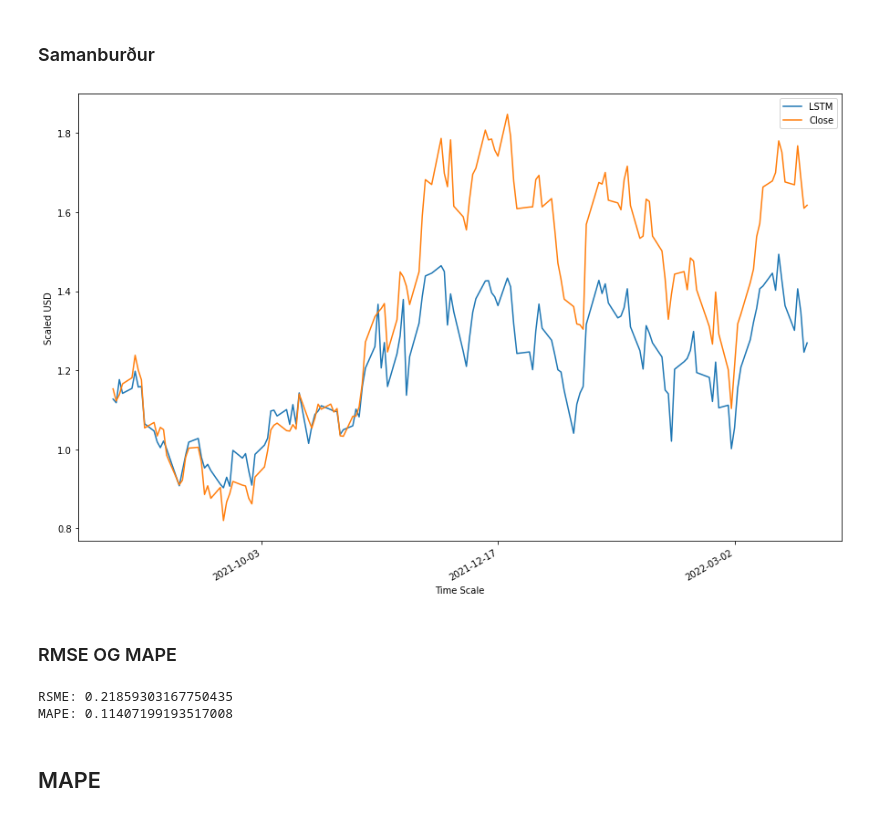
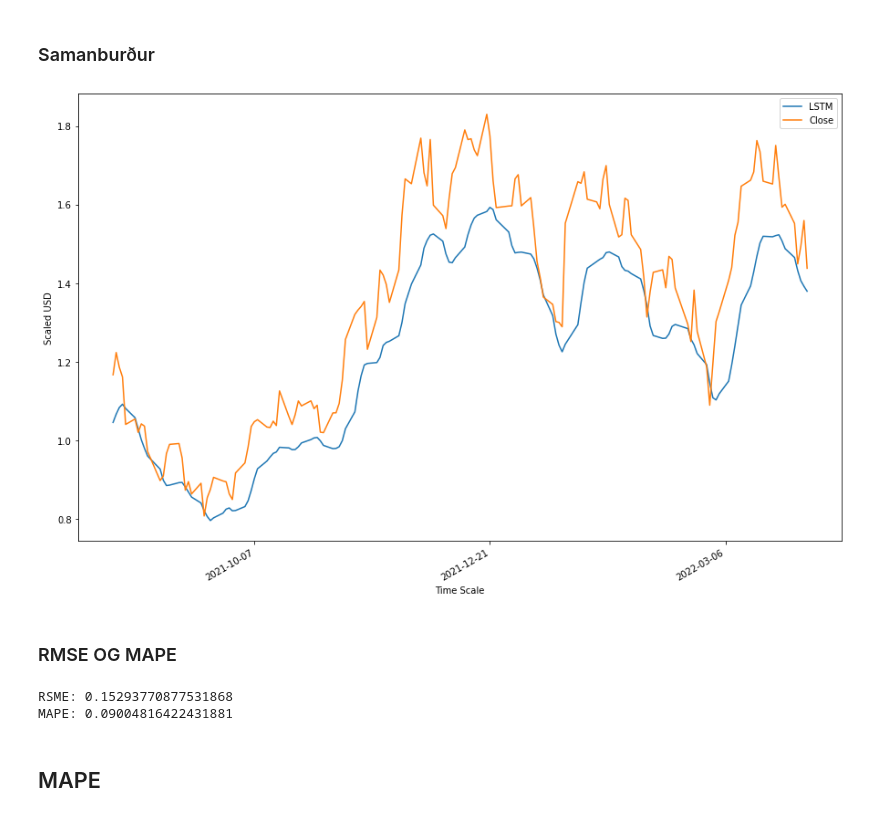
Before and after one commit to Orri050/Lokaverkefni, a Jupyter notebook: Lokaverkefni.ipynb, the cells around one changed output. Drawn from its saved outputs; the diff is of its cells as text; code cells hidden in the pictures.

```diff
--- a/Lokaverkefni.ipynb
+++ b/Lokaverkefni.ipynb
@@ -60,7 +60,7 @@ data = yf.download(tickers=choice, start="2019-03-04", end="2022-04-30", interva
 # %%
 data_Open=data[['Open']] #this returns a DataFrame, you don't need loc
 data_dates=data.index.to_frame().reset_index(drop=True)
-data_dates=stockh_dates.apply(pd.to_datetime)
+data_dates=data_dates.apply(pd.to_datetime)
 # %% [markdown]
 ### yf.ticker
 # %%
@@ -418,4 +400,12 @@ _________________________________________________________________
+# %%
+model3 = keras.models.Sequential([
+    keras.layers.LSTM(50,return_sequences=True),
+    keras.layers.Dropout(0.1),
+    keras.layers.LSTM(50),
+    keras.layers.Dropout(0.1),
+    keras.layers.Dense(1)])
+model3.compile(loss="mean_squared_error", optimizer="adam")
 # %%
-history=model3.fit(Xtr,ytr,epochs=100,batch_size=4,verbose=2,shuffle=False)
+history = model3.fit(Xtr, ytr, epochs=100, batch_size=50, validation_data=(Xtst, ytst), verbose=1, shuffle=False)
 # %% [output]
 Epoch 1/100
@@ -443,23 +433,23 @@ ypr3=ypr3.reshape(-1)
 # %%
 plt.figure(figsize=(15,10))
 plt.gca().xaxis.set_major_formatter(mdates.DateFormatter('%Y-%m-%d'))
 plt.gca().xaxis.set_major_locator(mdates.DayLocator(interval=75))
 k=len(Xtr)
 thri=len(X1)-len(Xtstd)
-x_dates=stockh_dates[k:]
-h=stockh['Close']
+x_dates=data_dates[k:]
+#h=stockh['Close']
 n=n_steps-1
 h=h_ft[thri+n:]
 #h=h[k:]
 plt.plot(Xtstd, ypr3, label='LSTM')
 plt.plot(Xtstd, h, label='Close')
 plt.xlabel('Time Scale')
 plt.ylabel('Scaled USD')
 plt.legend()
 plt.gcf().autofmt_xdate()
 plt.show()
 # %% [output]
-[figure, old version]
+[figure, new version]
 # %% [markdown]
 ### RMSE OG MAPE
 # %%
@@ -468,8 +458,8 @@ mape3=mean_absolute_percentage_error(ytst,ypr3)
 print("RSME:",rmse3)
 print("MAPE:",mape3)
 # %% [output]
-RSME: 0.21859303167750435
-MAPE: 0.11407199193517008
+RSME: 0.15293770877531868
+MAPE: 0.09004816422431881
 # %% [markdown]
 ## MAPE
 # %%
```
Also changed, not shown: parts of 16 cells of this notebook.
